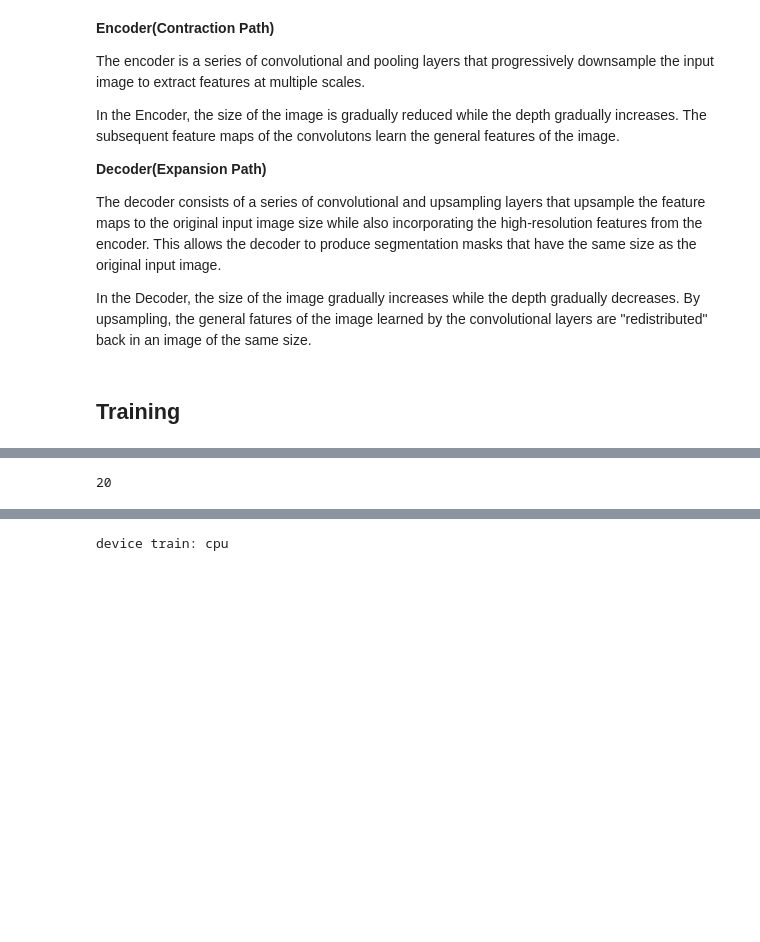
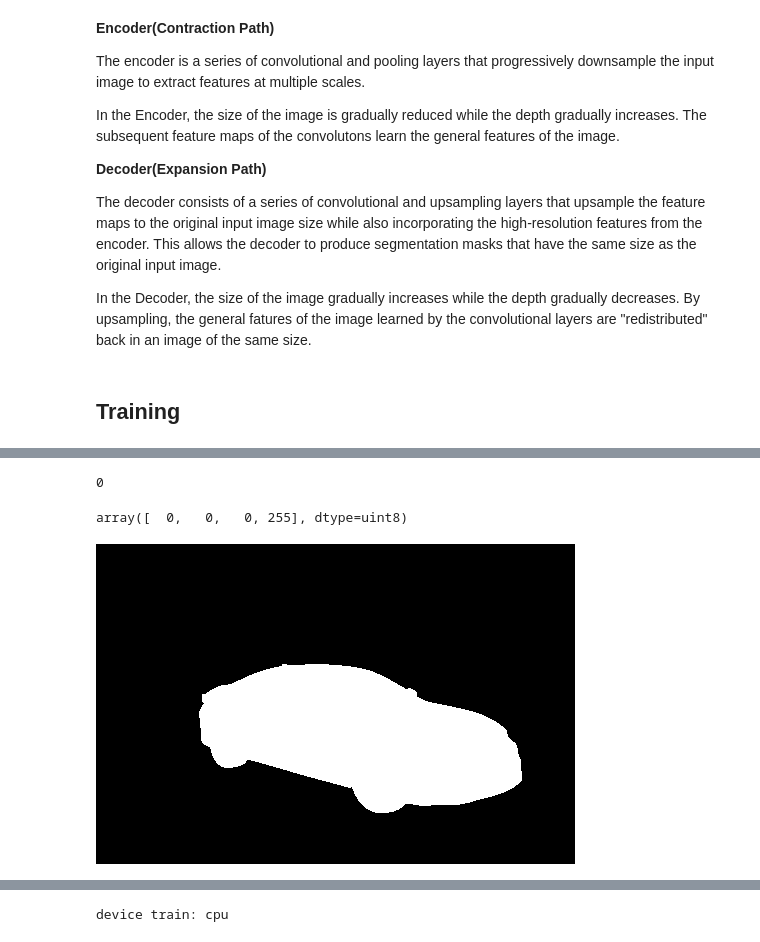
Before and after one commit to MarcoP91/DLFromScratch, a Jupyter notebook: computer_vision/unet/unet.ipynb, the cells around one changed output, grey strips where cells are left out. Cells and saved outputs as stored; diff of their text form; code cells hidden in the pictures; blank space fills up the shorter version.

```diff
--- a/computer_vision/unet/unet.ipynb
+++ b/computer_vision/unet/unet.ipynb
@@ -296,7 +555,7 @@ Evaluating...
 # %%
 import gc
 import torch
-torch.mps.empty_cache()
+torch.cuda.empty_cache()
 gc.collect()
 # %% [output]
-20
+0
@@ -302,0 +564,3 @@ gc.collect()
+# %%
+aa = Image.open('./../../media_images_pred_13405_d164934d1afd8a2c8740.png')
+bb = Image.open('./../../media_images_true_13405_ae5c2fb4fc11e51679e5.png')
@@ -302,0 +569,8 @@ gc.collect()
+# %%
+a[1][1]
+# %% [output]
+array([  0,   0,   0, 255], dtype=uint8)
+# %%
+Image.fromarray(np.asarray(bb))
+# %% [output]
+[figure, added]
```
Also changed, not shown: parts of 31 cells of this notebook, 3 other files.
